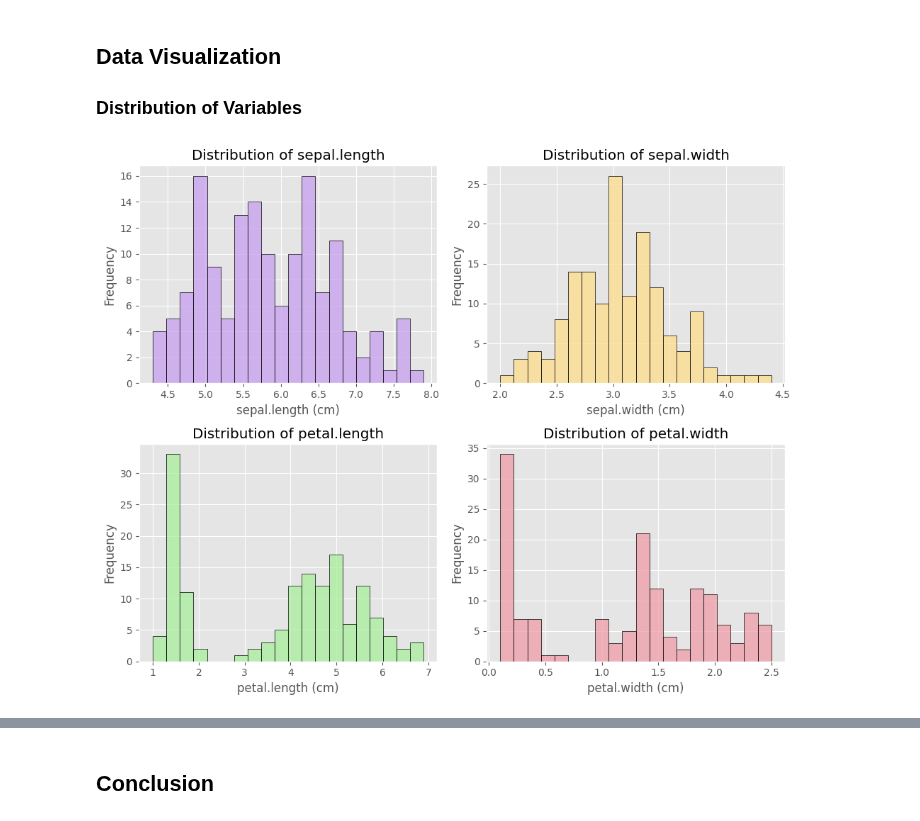
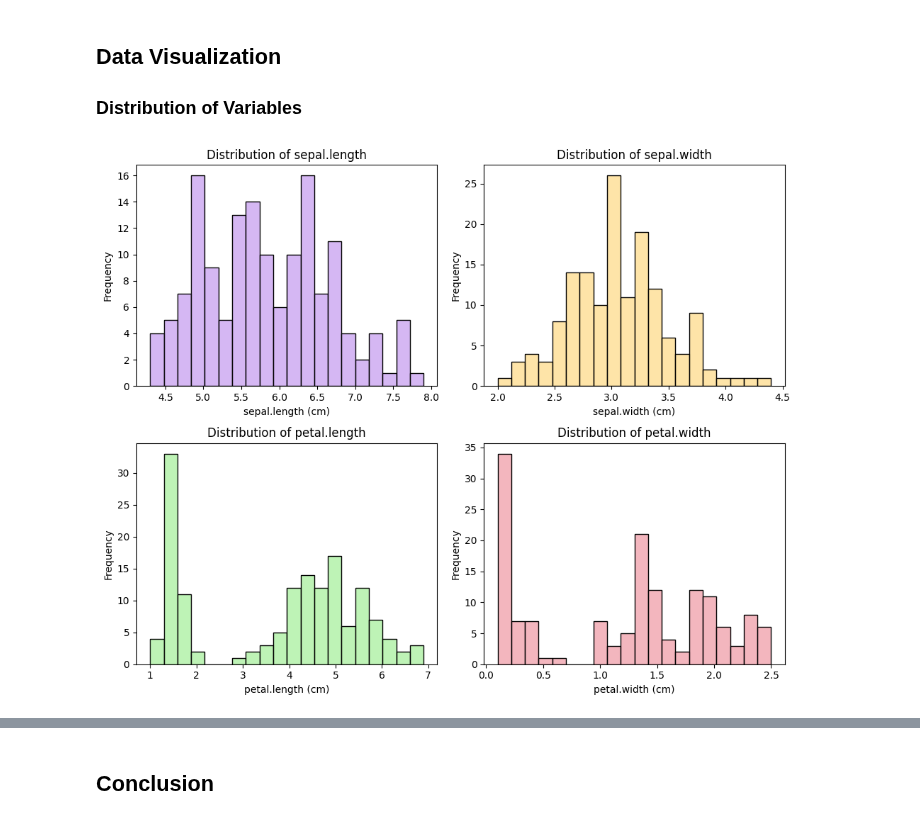
Before and after one commit to claretubs/fundamentals-data-analysis-project, a Jupyter notebook: project.ipynb, the cells around one changed output, grey strips where cells are left out. Saved outputs shown, nothing was run; the diff lists cells and outputs as text; code cells hidden in the pictures.

```diff
--- a/project.ipynb
+++ b/project.ipynb
@@ -240,26 +240,25 @@ There are clear differences between *Setosa*, *Versicolor*, and *Virginica* iris
 ## Data Visualization
 ### Distribution of Variables
 # %%
-plt.style.use('ggplot')
 # Create a grid of subplots (2 rows, 2 columns).
 fig, axes = plt.subplots(2, 2, figsize=(10, 8))
 
 # Flatten the 2x2 array of subplots into a 1D array.
 axes = axes.flatten()
 
 # Plot histograms for each numeric variable.
 # https://matplotlib.org/stable/users/explain/colors/colors.html
 numeric_variables = ["sepal.length", "sepal.width", "petal.length", "petal.width"]
 colors = ["#C79FEF", "#FEDC8B", "#A9EF9E", "#EF9EA9"]
 
 for i, variable in enumerate(numeric_variables):
     sns.histplot(iris_data[variable], bins=20, color=colors[i], edgecolor="black", ax=axes[i])
     axes[i].set_title(f'Distribution of {variable}')
     axes[i].set_xlabel(f'{variable} (cm)')
     axes[i].set_ylabel('Frequency')
 
 # Adjust layout for better appearance
 plt.tight_layout()
 plt.show()
 # %% [output]
-[figure, old version]
+[figure, new version]
```
Also changed, not shown: parts of 2 cells of this notebook.
